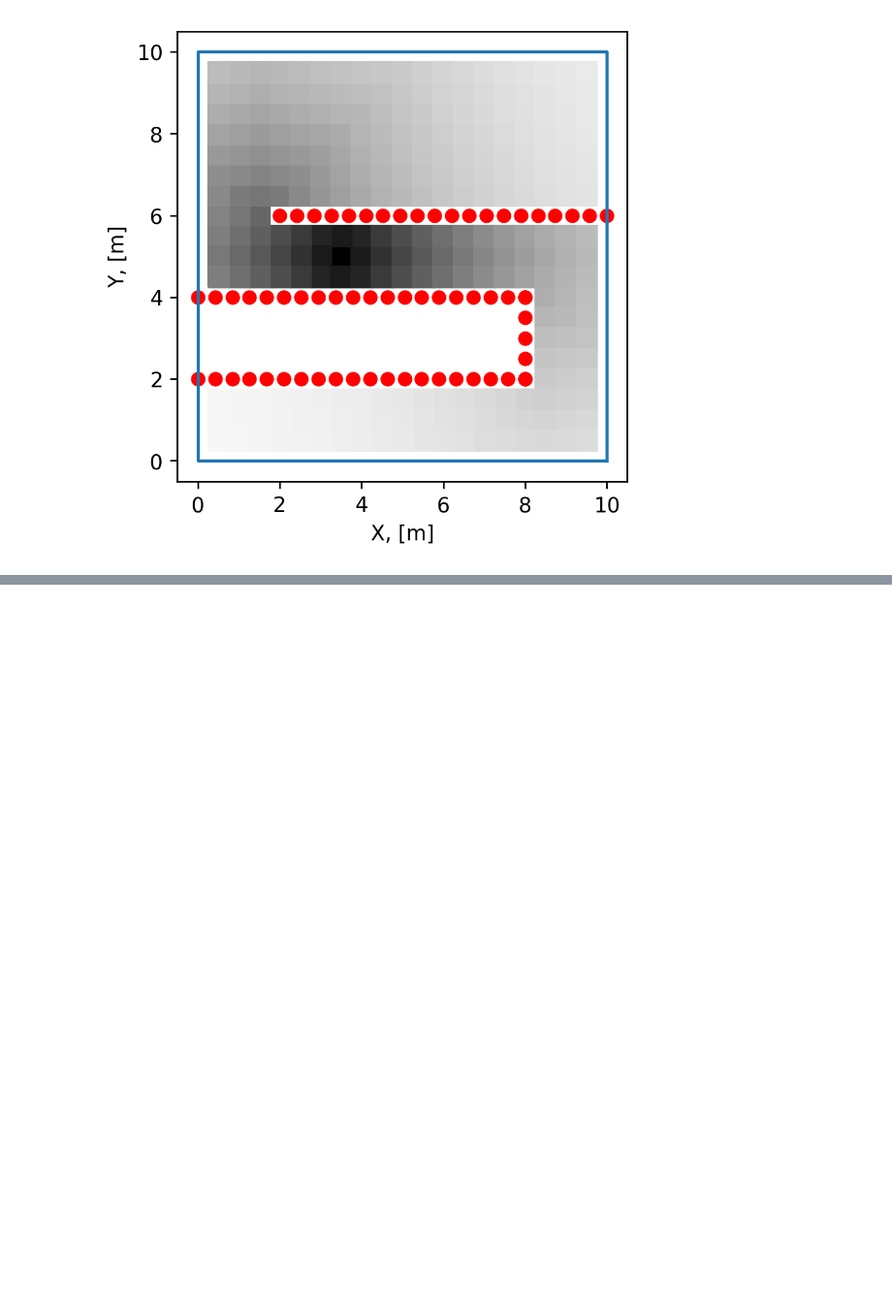
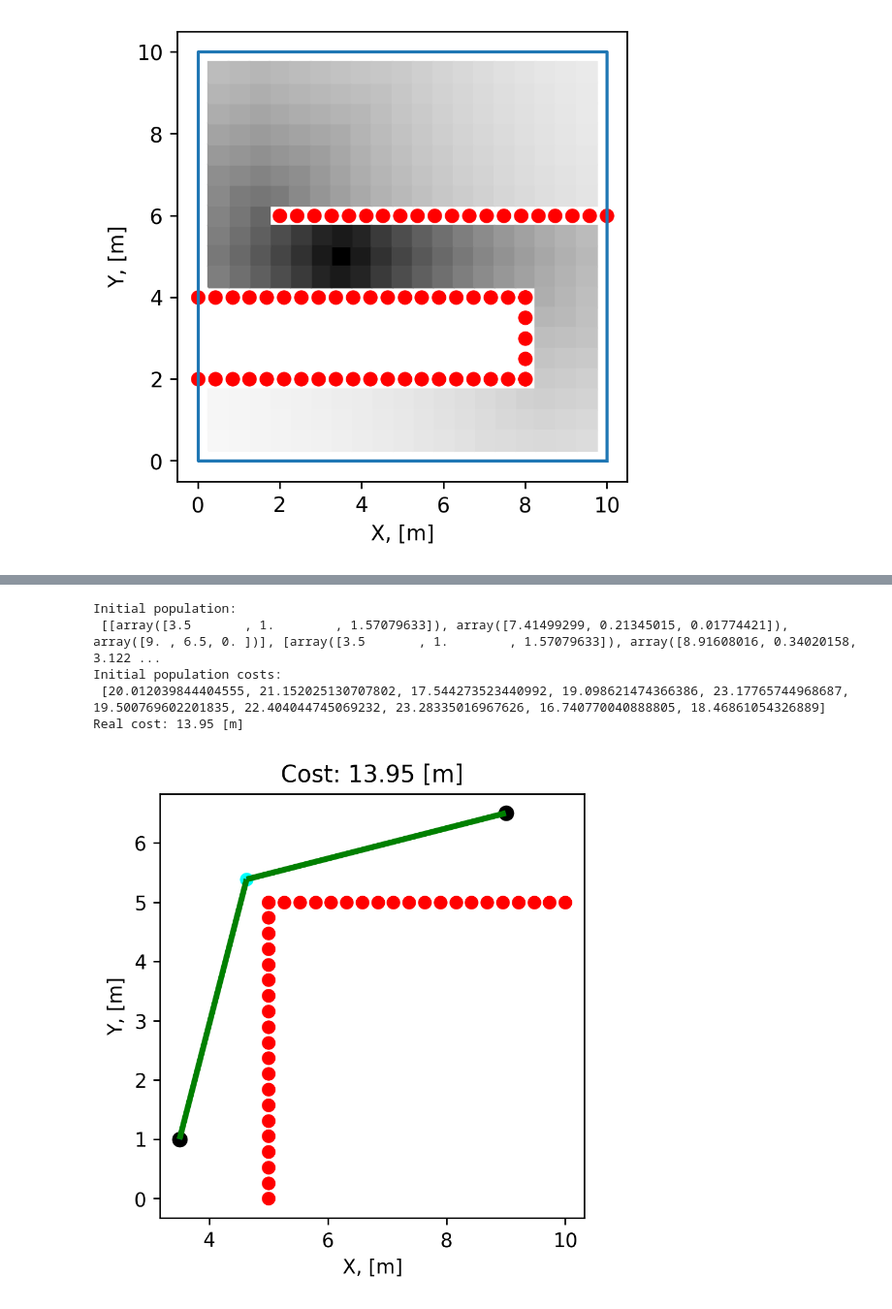
Before and after one commit to Steplerchik/motion-planner, a Jupyter notebook: notebooks/colab_problem_definition.ipynb, the cells around one changed output, grey strips where cells are left out. Shown at 97% size. Saved outputs shown, nothing was run; the diff lists cells and outputs as text; code cells hidden in the pictures; blank space fills up the shorter version.

```diff
--- a/notebooks/colab_problem_definition.ipynb
+++ b/notebooks/colab_problem_definition.ipynb
@@ -65 +65,25 @@ Real cost: 36.29 [m]
 [figure]
+# %%
+problem_definition_factory = ProblemDefinitionFactory(planner_type=SingleRandomPlanner,
+                                                      planner_parameters={
+                                                        'intermediate_point_count': 1,
+                                                        'chromosome_count': 10,
+                                                        'iteration_count': 10
+                                                      })
+problem_definition_factory.problem.solve()
+cost = problem_definition_factory.problem.cost
+print("Real cost: %.2f [m]" %cost)
+
+start = problem_definition_factory.planner_factory.start_position
+finish = problem_definition_factory.planner_factory.end_position
+obstacle_points = problem_definition_factory.planner_factory.obstacle_points
+planner = problem_definition_factory.problem.planner
+plot_rrt(planner, start, finish, obstacle_points)
+plot_cost_map(problem_definition_factory.navigation_function)
+# %% [output]
+Initial population:
+ [[array([3.5       , 1.        , 1.57079633]), array([7.41499299, 0.21345015, 0.01774421]), array([9. , 6.5, 0. ])], [array([3.5       , 1.        , 1.57079633]), array([8.91608016, 0.34020158, 3.122 ...
+Initial population costs:
+ [20.012039844404555, 21.152025130707802, 17.544273523440992, 19.098621474366386, 23.17765744968687, 19.500769602201835, 22.404044745069232, 23.28335016967626, 16.740770040888805, 18.46861054326889]
+Real cost: 13.95 [m]
+[figure, added]
```
Also changed, not shown: parts of 5 cells of this notebook, 6 other files.
